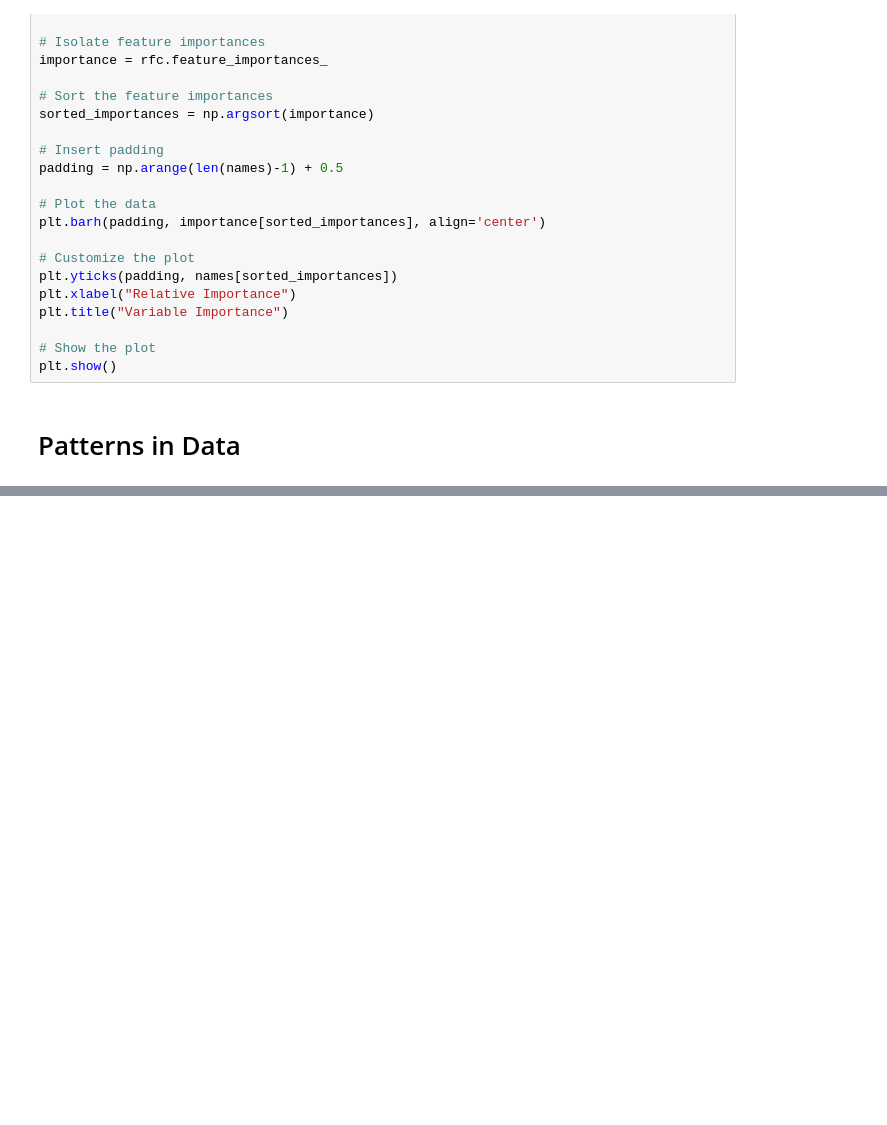
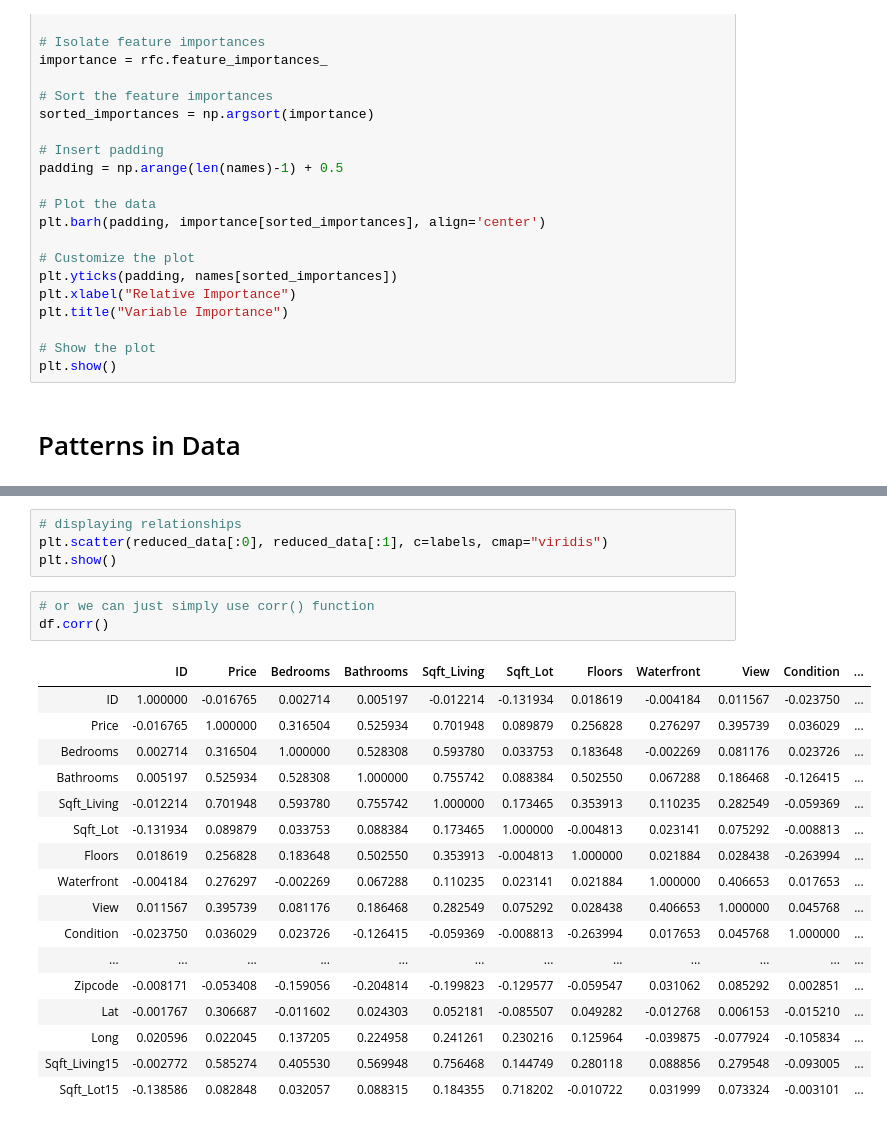
Before and after one commit to Lymielyn/EDA-Practice, a Jupyter notebook: EDA.ipynb, the cells around one changed output, grey strips where cells are left out. Drawn from its saved outputs; the diff is of its cells as text; blank space fills up the shorter version.

```diff
--- a/EDA.ipynb
+++ b/EDA.ipynb
@@ -386,0 +401,25 @@ plt.show()
+# %%
+# displaying relationships
+plt.scatter(reduced_data[:0], reduced_data[:1], c=labels, cmap="viridis")
+plt.show()
+# %%
+# or we can just simply use corr() function
+df.corr()
+# %% [output]
+|  | ID | Price | Bedrooms | Bathrooms | Sqft_Living | Sqft_Lot | Floors | Waterfront | View | Condition | ... |
+| ID | 1.000000 | -0.016765 | 0.002714 | 0.005197 | -0.012214 | -0.131934 | 0.018619 | -0.004184 | 0.011567 | -0.023750 | ... |
+| Price | -0.016765 | 1.000000 | 0.316504 | 0.525934 | 0.701948 | 0.089879 | 0.256828 | 0.276297 | 0.395739 | 0.036029 | ... |
+| Bedrooms | 0.002714 | 0.316504 | 1.000000 | 0.528308 | 0.593780 | 0.033753 | 0.183648 | -0.002269 | 0.081176 | 0.023726 | ... |
+| Bathrooms | 0.005197 | 0.525934 | 0.528308 | 1.000000 | 0.755742 | 0.088384 | 0.502550 | 0.067288 | 0.186468 | -0.126415 | ... |
+| Sqft_Living | -0.012214 | 0.701948 | 0.593780 | 0.755742 | 1.000000 | 0.173465 | 0.353913 | 0.110235 | 0.282549 | -0.059369 | ... |
+| Sqft_Lot | -0.131934 | 0.089879 | 0.033753 | 0.088384 | 0.173465 | 1.000000 | -0.004813 | 0.023141 | 0.075292 | -0.008813 | ... |
+| Floors | 0.018619 | 0.256828 | 0.183648 | 0.502550 | 0.353913 | -0.004813 | 1.000000 | 0.021884 | 0.028438 | -0.263994 | ... |
+| Waterfront | -0.004184 | 0.276297 | -0.002269 | 0.067288 | 0.110235 | 0.023141 | 0.021884 | 1.000000 | 0.406653 | 0.017653 | ... |
+| View | 0.011567 | 0.395739 | 0.081176 | 0.186468 | 0.282549 | 0.075292 | 0.028438 | 0.406653 | 1.000000 | 0.045768 | ... |
+| Condition | -0.023750 | 0.036029 | 0.023726 | -0.126415 | -0.059369 | -0.008813 | -0.263994 | 0.017653 | 0.045768 | 1.000000 | ... |
+| ... | ... | ... | ... | ... | ... | ... | ... | ... | ... | ... | ... |
+| Zipcode | -0.008171 | -0.053408 | -0.159056 | -0.204814 | -0.199823 | -0.129577 | -0.059547 | 0.031062 | 0.085292 | 0.002851 | ... |
+| Lat | -0.001767 | 0.306687 | -0.011602 | 0.024303 | 0.052181 | -0.085507 | 0.049282 | -0.012768 | 0.006153 | -0.015210 | ... |
+| Long | 0.020596 | 0.022045 | 0.137205 | 0.224958 | 0.241261 | 0.230216 | 0.125964 | -0.039875 | -0.077924 | -0.105834 | ... |
+| Sqft_Living15 | -0.002772 | 0.585274 | 0.405530 | 0.569948 | 0.756468 | 0.144749 | 0.280118 | 0.088856 | 0.279548 | -0.093005 | ... |
+| Sqft_Lot15 | -0.138586 | 0.082848 | 0.032057 | 0.088315 | 0.184355 | 0.718202 | -0.010722 | 0.031999 | 0.073324 | -0.003101 | ... |
```
Also changed, not shown: parts of 7 cells of this notebook.
